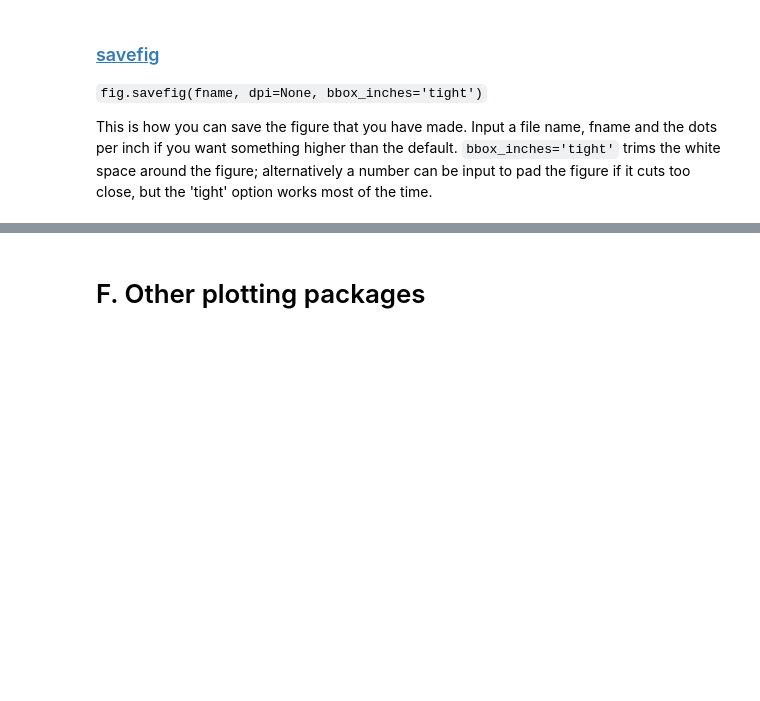
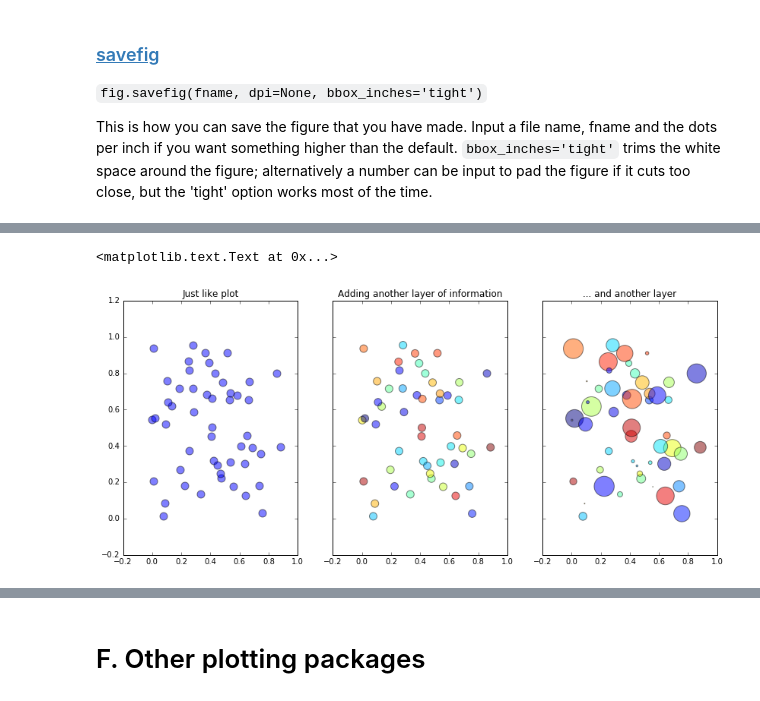
Before and after one commit to hetland/python4geosciences_OLD, a Jupyter notebook: materials/04 matplotlib.ipynb, the cells around one changed output, grey strips where cells are left out. Cells and saved outputs as stored; diff of their text form; code cells hidden in the pictures; blank space fills up the shorter version.

```diff
--- a/materials/04 matplotlib.ipynb
+++ b/materials/04 matplotlib.ipynb
@@ -637,0 +594,18 @@ zoomed axes
+# %%
+# from http://matplotlib.org/examples/shapes_and_collections/scatter_demo.html
+N = 50
+x = np.random.rand(N)
+y = np.random.rand(N)
+colors = np.random.rand(N)
+area = np.pi * (15 * np.random.rand(N))**2  # 0 to 15 point radiuses
+
+fig, axes = plt.subplots(1, 3, sharey=True, figsize=(14,6))
+axes[0].scatter(x, y, s=100, alpha=0.5)
+axes[0].set_title('Just like plot')
+axes[1].scatter(x, y, s=100, c=colors, alpha=0.5)
+axes[1].set_title('Adding another layer of information')
+axes[2].scatter(x, y, s=area, c=colors, alpha=0.5)
+axes[2].set_title('... and another layer')
+# %% [output]
+<matplotlib.text.Text at 0x...>
+[figure, added]
```
Also changed, not shown: parts of 49 cells of this notebook.
